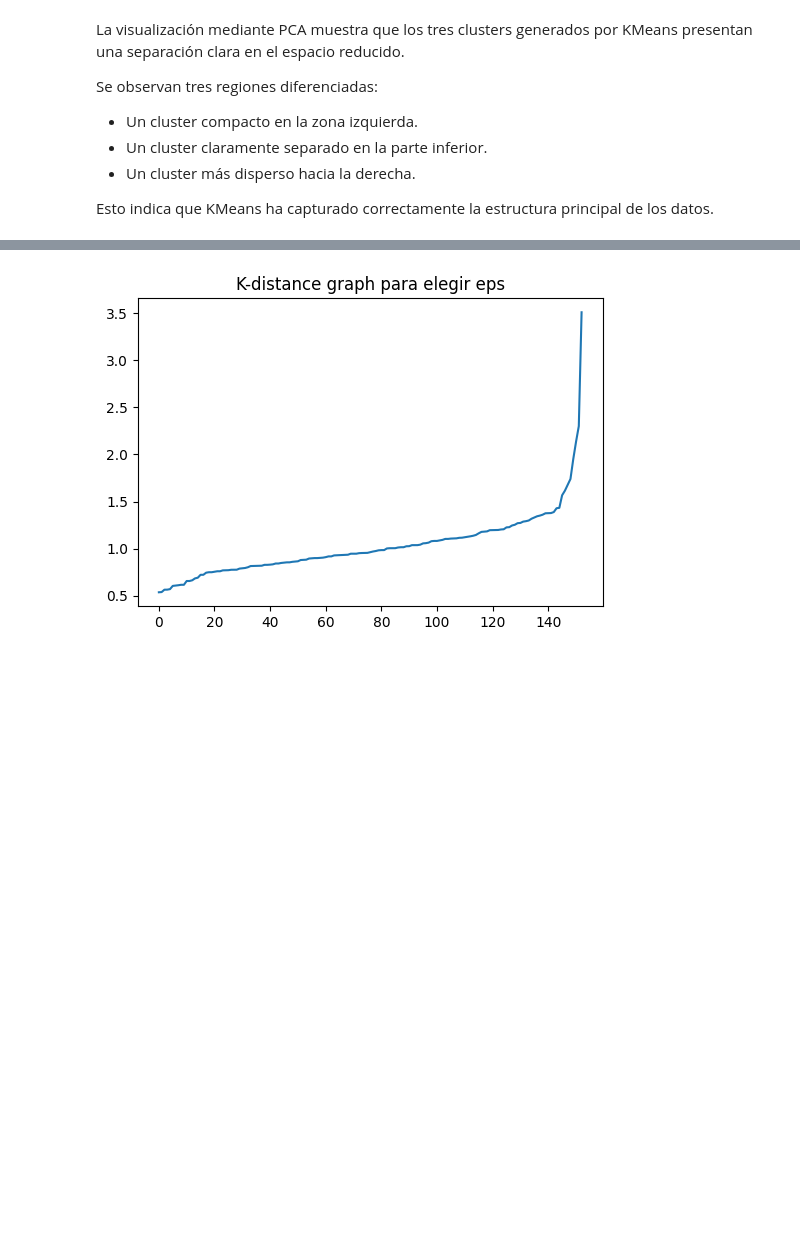
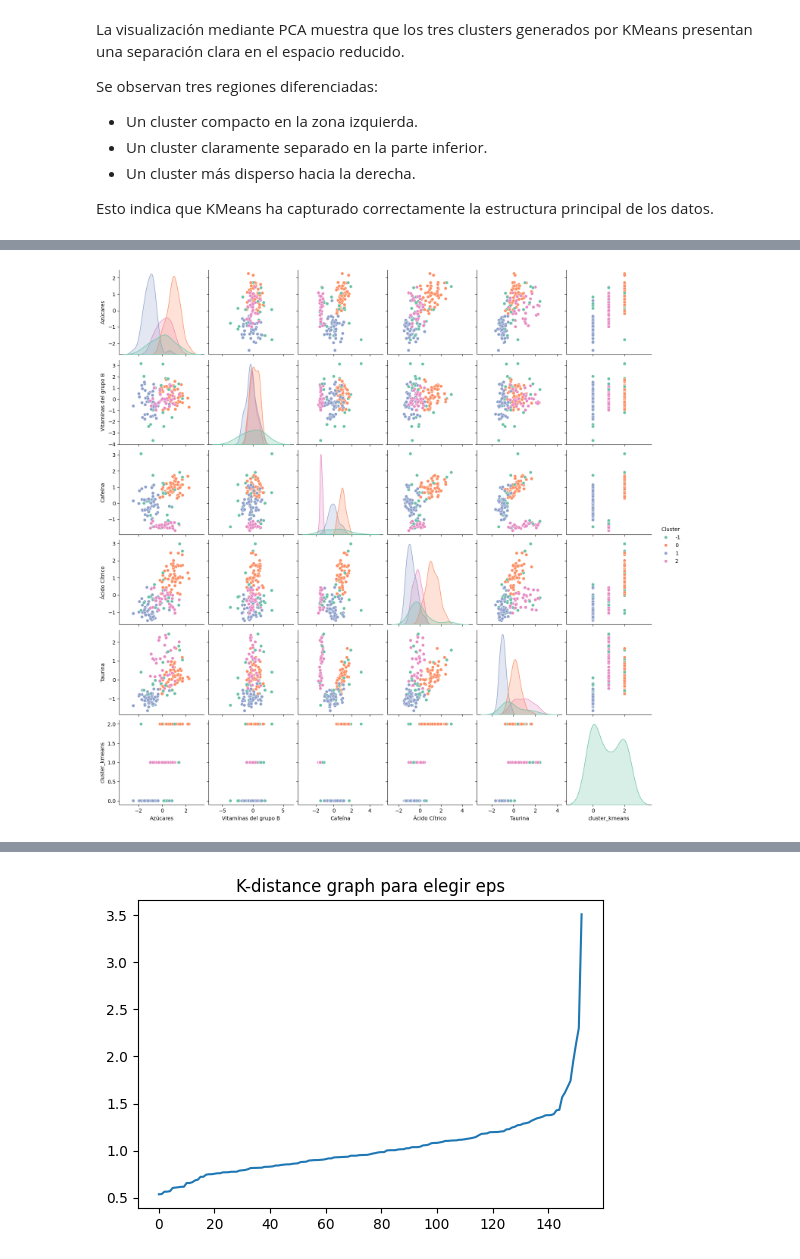
Before and after one commit to dianahoyos/DS_Online_Diana_Hoyos, a Jupyter notebook: 04_Machine_Learning/Sprint_13/Unidad_02_ML_No_Supervisado_Clustering_DBSCAN/03_Practica_Obligatoria/18_Practica_Obligatoria_Clustering_DBSCAN.ipynb, the cells around one changed output, grey strips where cells are left out. Drawn from its saved outputs; the diff is of its cells as text; code cells hidden in the pictures; blank space fills up the shorter version.

```diff
--- a/04_Machine_Learning/Sprint_13/Unidad_02_ML_No_Supervisado_Clustering_DBSCAN/03_Practica_Obligatoria/18_Practica_Obligatoria_Clustering_DBSCAN.ipynb
+++ b/04_Machine_Learning/Sprint_13/Unidad_02_ML_No_Supervisado_Clustering_DBSCAN/03_Practica_Obligatoria/18_Practica_Obligatoria_Clustering_DBSCAN.ipynb
@@ -248,0 +318,7 @@ Esto indica que KMeans ha capturado correctamente la estructura principal de los
+# %%
+train_set_all = df.copy()
+train_set_all["Cluster"] = dbscan.labels_
+# %%
+sns.pairplot(train_set_all, hue = "Cluster", palette="Set2");
+# %% [output]
+[figure, added]
```
Also changed, not shown: parts of 10 cells of this notebook, 13 other files.
